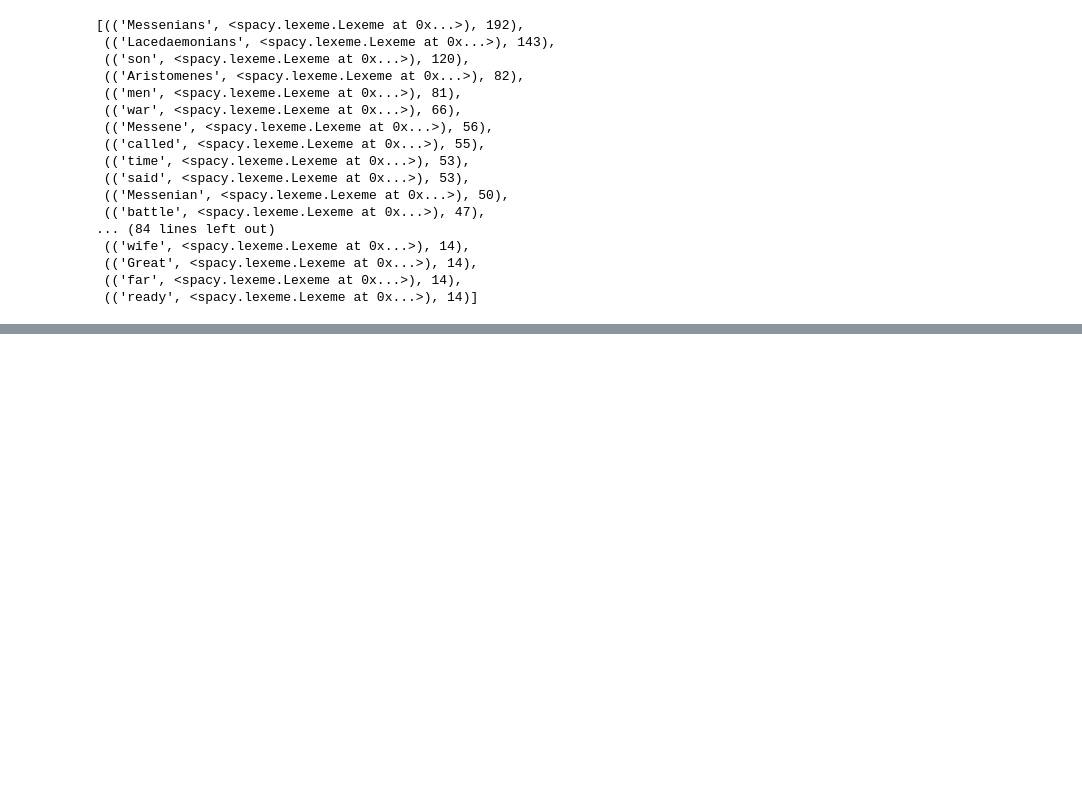
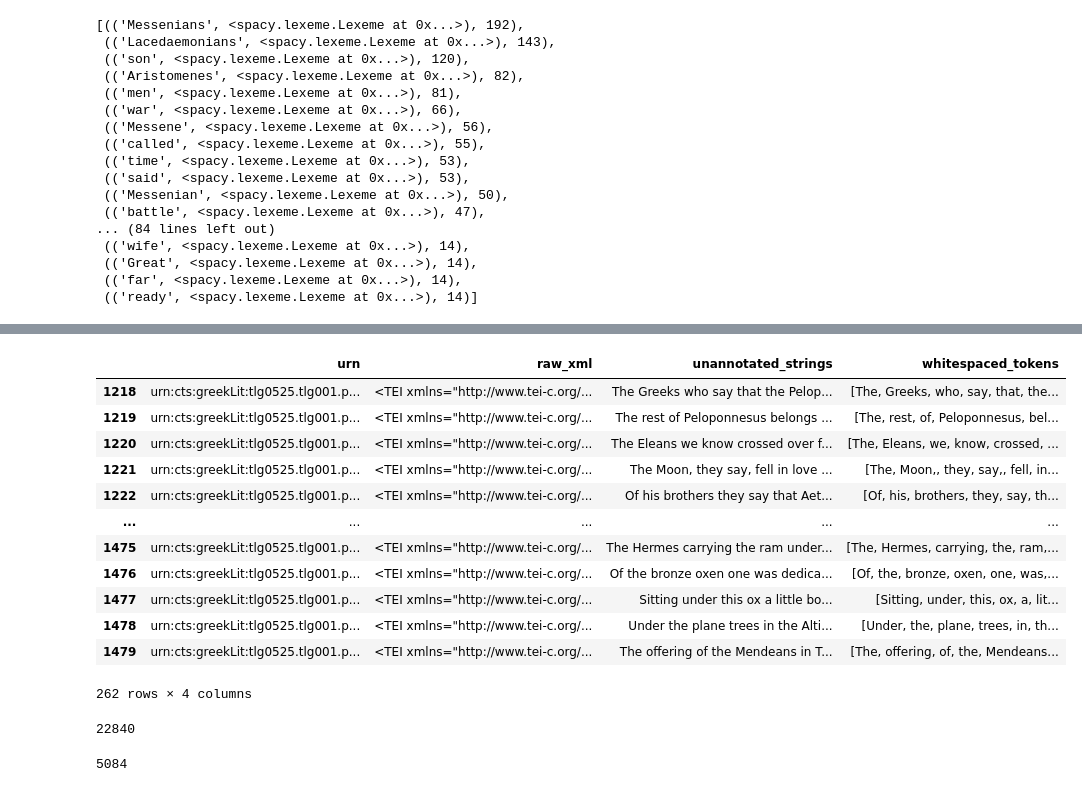
Before and after one commit to Tufts-2024-Quant-Text-Analysis/intro-text-analysis, a Jupyter notebook: week-02/week-02.ipynb, the cells around one changed output, grey strips where cells are left out. Saved outputs shown, nothing was run; the diff lists cells and outputs as text; code cells hidden in the pictures; blank space fills up the shorter version.

```diff
--- a/week-02/week-02.ipynb
+++ b/week-02/week-02.ipynb
@@ -777,0 +780,24 @@ lexeme_counts.most_common(100)
+# %%
+from MyCapytain.resources.texts.local.capitains.cts import CapitainsCtsText
+import pandas as pd
+
+with open("../tei/tlg0525.tlg001.perseus-eng2.xml") as f:
+    text = CapitainsCtsText(urn="urn:cts:greekLit:tlg0525.tlg001.perseus-eng2", resource=f)
+
+from lxml import etree
+from MyCapytain.common.constants import Mimetypes
+
+urns = []
+raw_xmls = []
+unannotated_strings = []
+
+for ref in text.getReffs(level=len(text.citation)):
+    urn = f"{text.urn}:{ref}"
+    node = text.getTextualNode(ref)
+    raw_xml = node.export(Mimetypes.XML.TEI)
+    tree = node.export(Mimetypes.PYTHON.ETREE)
+    s = etree.tostring(tree, encoding="unicode", method="text")
+
+    urns.append(urn)
+    raw_xmls.append(raw_xml)
+    unannotated_strings.append(s)
@@ -777,0 +813,43 @@ lexeme_counts.most_common(100)
+# %%
+d = {
+    "urn": pd.Series(urns, dtype="string"),
+    "raw_xml": raw_xmls,
+    "unannotated_strings": pd.Series(unannotated_strings, dtype="string")
+}
+pausanias_df = pd.DataFrame(d)
+
+def get_book_of_pausanias(df: pd.DataFrame, book_n: int):
+    return df[df['urn'].str.startswith(f"urn:cts:greekLit:tlg0525.tlg001.perseus-eng2:{book_n}")]
+
+
+pausanias_df = get_book_of_pausanias(pausanias_df, 5)
+ #here, i added 'pausanias_df =' because it had to be defined as book 4
+ #i hope i did it right
+
+pausanias_df['whitespaced_tokens'] = pausanias_df['unannotated_strings'].str.split()
+
+pausanias_df
+# %% [output]
+|  | urn | raw_xml | unannotated_strings | whitespaced_tokens |
+| 1218 | urn:cts:greekLit:tlg0525.tlg001.p... | <TEI xmlns="http://www.tei-c.org/... | The Greeks who say that the Pelop... | [The, Greeks, who, say, that, the... |
+| 1219 | urn:cts:greekLit:tlg0525.tlg001.p... | <TEI xmlns="http://www.tei-c.org/... | The rest of Peloponnesus belongs ... | [The, rest, of, Peloponnesus, bel... |
+| 1220 | urn:cts:greekLit:tlg0525.tlg001.p... | <TEI xmlns="http://www.tei-c.org/... | The Eleans we know crossed over f... | [The, Eleans, we, know, crossed, ... |
+| 1221 | urn:cts:greekLit:tlg0525.tlg001.p... | <TEI xmlns="http://www.tei-c.org/... | The Moon, they say, fell in love ... | [The, Moon,, they, say,, fell, in... |
+| 1222 | urn:cts:greekLit:tlg0525.tlg001.p... | <TEI xmlns="http://www.tei-c.org/... | Of his brothers they say that Aet... | [Of, his, brothers, they, say, th... |
+| ... | ... | ... | ... | ... |
+| 1475 | urn:cts:greekLit:tlg0525.tlg001.p... | <TEI xmlns="http://www.tei-c.org/... | The Hermes carrying the ram under... | [The, Hermes, carrying, the, ram,... |
+| 1476 | urn:cts:greekLit:tlg0525.tlg001.p... | <TEI xmlns="http://www.tei-c.org/... | Of the bronze oxen one was dedica... | [Of, the, bronze, oxen, one, was,... |
+| 1477 | urn:cts:greekLit:tlg0525.tlg001.p... | <TEI xmlns="http://www.tei-c.org/... | Sitting under this ox a little bo... | [Sitting, under, this, ox, a, lit... |
+| 1478 | urn:cts:greekLit:tlg0525.tlg001.p... | <TEI xmlns="http://www.tei-c.org/... | Under the plane trees in the Alti... | [Under, the, plane, trees, in, th... |
+| 1479 | urn:cts:greekLit:tlg0525.tlg001.p... | <TEI xmlns="http://www.tei-c.org/... | The offering of the Mendeans in T... | [The, offering, of, the, Mendeans... |
+262 rows × 4 columns
+# %%
+#doing it in Pandas
+pausanias_df['whitespaced_tokens'].explode().count()
+# %% [output]
+22840
+# %%
+#types in book 5
+len(pausanias_df['whitespaced_tokens'].explode().unique())
+# %% [output]
+5084
```
Also changed, not shown: parts of 30 cells of this notebook.
